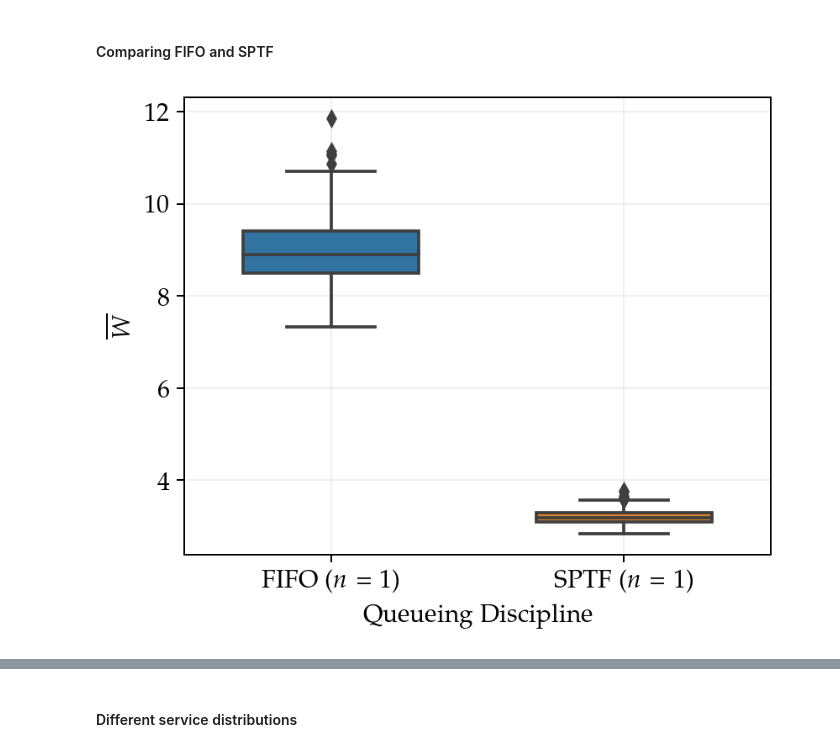
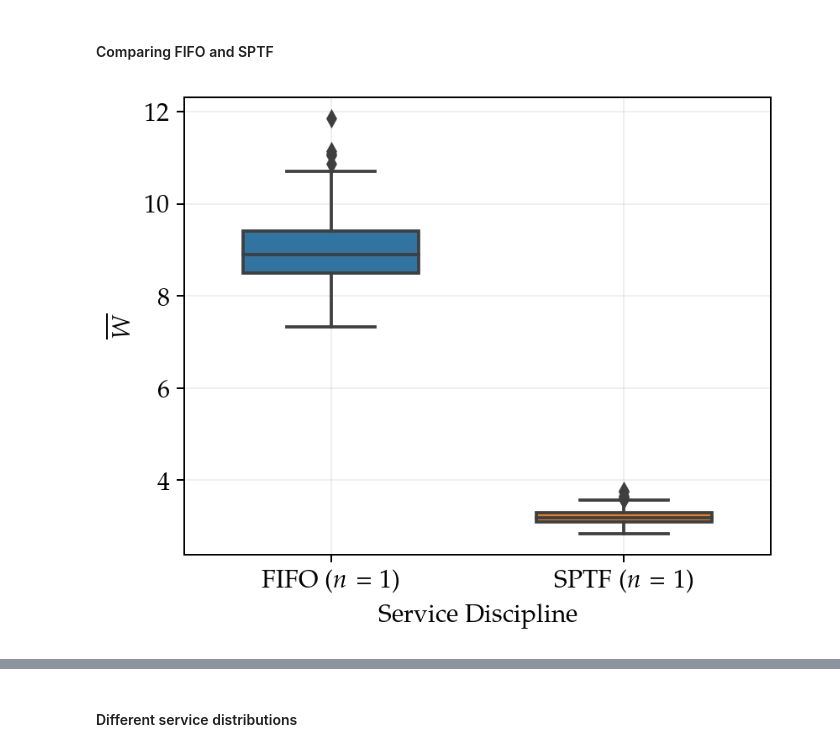
Before and after one commit to Maloup/Stochastic_assignment_2, a Jupyter notebook: Result_visualization.ipynb, the cells around one changed output, grey strips where cells are left out. Saved outputs shown, nothing was run; the diff lists cells and outputs as text; code cells hidden in the pictures.

```diff
--- a/Result_visualization.ipynb
+++ b/Result_visualization.ipynb
@@ -273,23 +273,23 @@ shelf.close()
 # %%
 plt.figure(figsize = (5, 4))
 values_fifo = np.array(stats_data[0])
 values_sptf = np.array(sptf_stats)
 data_fifo = np.array([np.repeat("FIFO ($n = 1$)", len(values_fifo)), values_fifo])
 data_sptf = np.array([np.repeat("SPTF ($n = 1$)", len(values_sptf)), values_sptf])
 data_fifo_sptf = np.concatenate([data_fifo, data_sptf], axis = 1)
 
-df_fifo_sptf = pd.DataFrame(data_fifo_sptf.T, columns = ["Queueing Discipline", "W"])
+df_fifo_sptf = pd.DataFrame(data_fifo_sptf.T, columns = ["Service Discipline", "W"])
 df_fifo_sptf = df_fifo_sptf.astype({"W": float})
-ax = sns.boxplot(x="Queueing Discipline", y="W",  data=df_fifo_sptf, width = 0.6, zorder=3)
+ax = sns.boxplot(x="Service Discipline", y="W",  data=df_fifo_sptf, width = 0.6, zorder=3)
 ax.set_axisbelow(True)
 plt.grid(alpha = 0.2, zorder=0)
 #plt.title(f"rho = {rho}")
 #plt.yscale("log")
 plt.ylabel("$\\overline{W}$")
-plt.xlabel("Queueing Discipline")
+plt.xlabel("Service Discipline")
 plt.savefig("figures/fifo_vs_sptf_boxplot.pdf", bbox_inches="tight")
 plt.show()
 # %% [output]
-[figure, old version]
+[figure, new version]
 # %%
 plt.figure(figsize = (5, 4))
```
Also changed, not shown: parts of 1 cell of this notebook, 3 other files.
